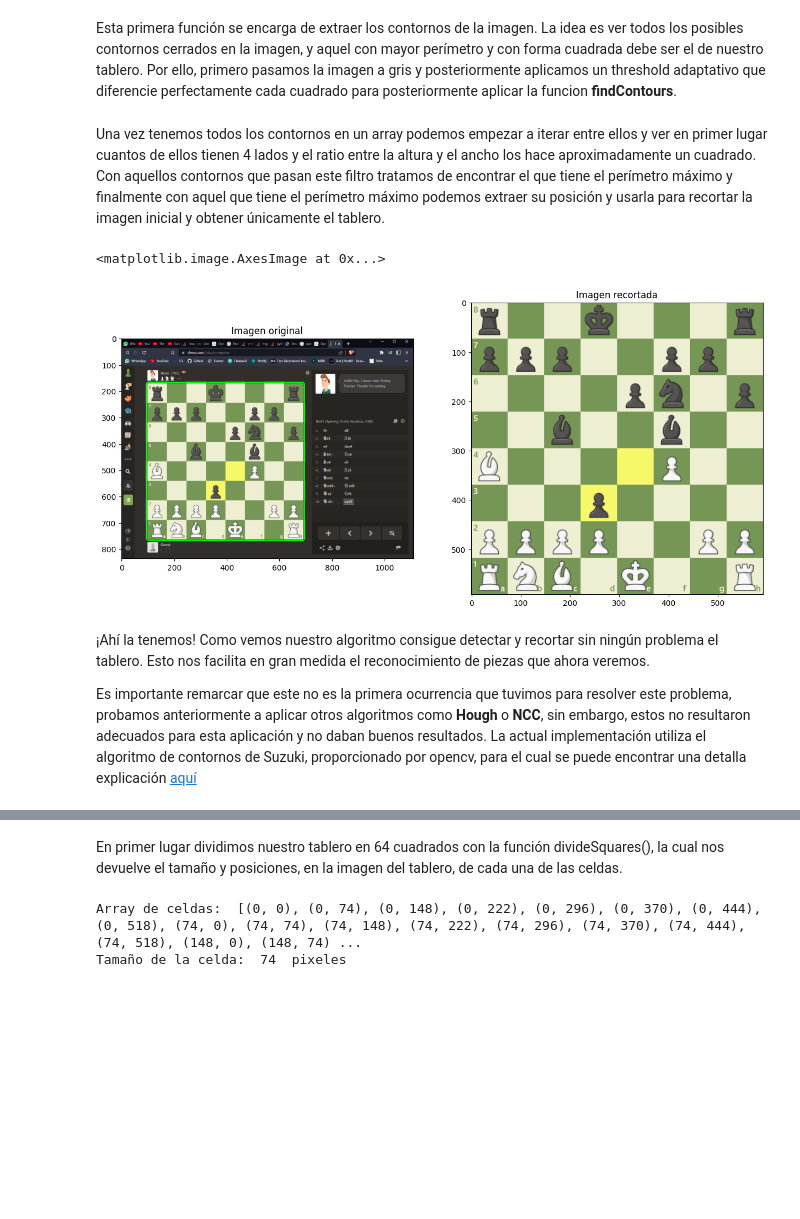
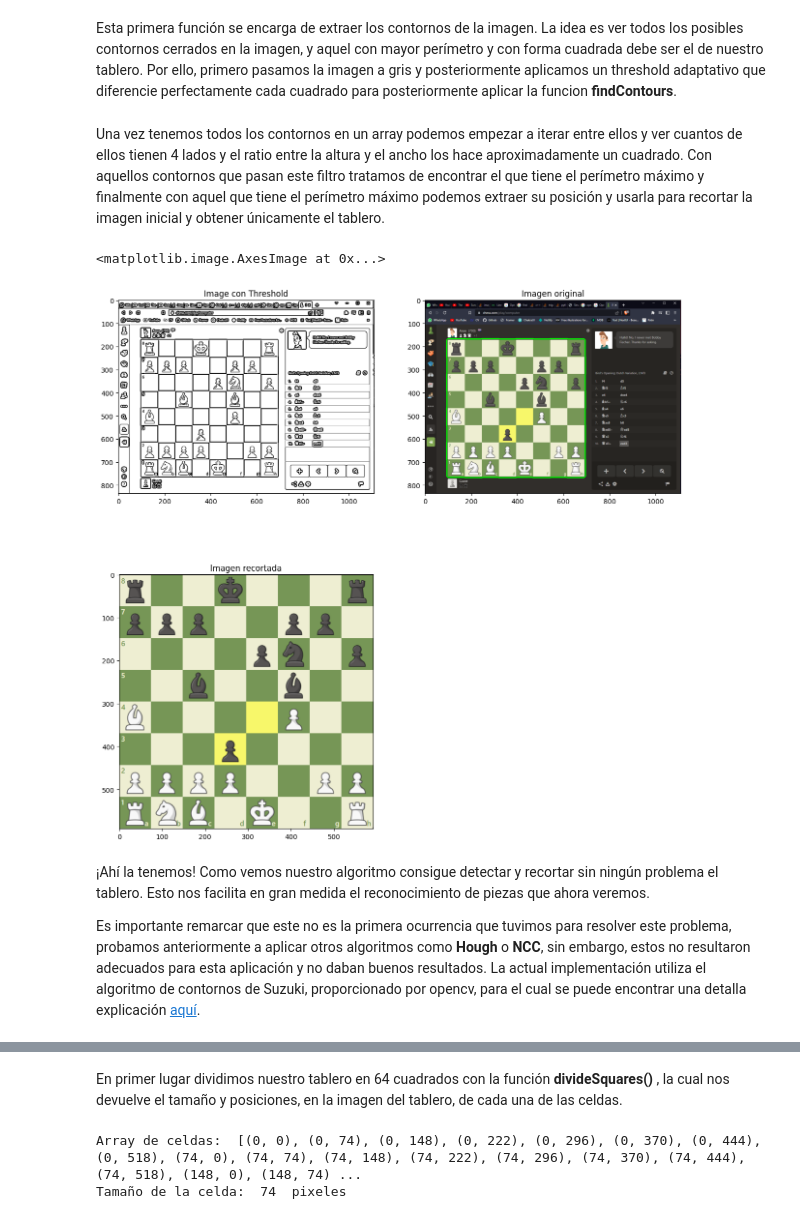
Before and after one commit to Blackwolf4183/ChessBot_ComputerVision, a Jupyter notebook: Notebooks/Demo.ipynb, the cells around one changed output, grey strips where cells are left out. Saved outputs shown, nothing was run; the diff lists cells and outputs as text; code cells hidden in the pictures; blank space fills up the shorter version.

```diff
--- a/Notebooks/Demo.ipynb
+++ b/Notebooks/Demo.ipynb
@@ -70,6 +68,12 @@ def getContours(board_image):
         gray = cv.cvtColor(board_image, cv.COLOR_BGR2GRAY)
         #Calculamos el threshold adaptativo
         th = cv.adaptiveThreshold(gray,255,cv.ADAPTIVE_THRESH_GAUSSIAN_C,cv.THRESH_BINARY,9,2)
+
+        #Printeamos la imagen
+        plt.subplot(2,2,1)
+        plt.title("Image con Threshold")
+        plt.imshow(cv.cvtColor(th, cv.COLOR_BGR2RGB))
+
         #Encontramos los contornos de la imagen
         contours, _ = cv.findContours(th, cv.RETR_TREE,cv.CHAIN_APPROX_SIMPLE)
         return contours
@@ -104,26 +108,26 @@ def findBoard(board_image,contours):
 
         return cropped_chessboard
 # %% [markdown]
-<p> Una vez tenemos todos los contornos en un array podemos empezar a iterar entre ellos y ver en primer lugar cuantos de ellos tienen 4 lados y el ratio entre la altura y el ancho los hace aproximadamente un cuadrado. Con aquellos contornos que pasan este filtro tratamos de encontrar el que tiene el perímetro máximo y finalmente con aquel que tiene el perímetro máximo podemos extraer su posición y usarla para recortar la imagen inicial y obtener únicamente el tablero.</p>
+<p> Una vez tenemos todos los contornos en un array podemos empezar a iterar entre ellos y ver cuantos de ellos tienen 4 lados y el ratio entre la altura y el ancho los hace aproximadamente un cuadrado. Con aquellos contornos que pasan este filtro tratamos de encontrar el que tiene el perímetro máximo y finalmente con aquel que tiene el perímetro máximo podemos extraer su posición y usarla para recortar la imagen inicial y obtener únicamente el tablero.</p>
 # %%
 image_raw = cv.imread('images/CapturaRaw.png',cv.IMREAD_UNCHANGED)
 
 contours = getContours(image_raw)
 cropped_board = findBoard(image_raw,contours)
 
-plt.subplot(1,2,1)
+plt.subplot(2,2,2)
 plt.title("Imagen original")
 plt.imshow(cv.cvtColor(image_raw, cv.COLOR_BGR2RGB))
 
-plt.subplot(1,2,2)
+plt.subplot(2,2,3)
 plt.title("Imagen recortada")
 plt.imshow(cv.cvtColor(cropped_board, cv.COLOR_BGR2RGB))
 # %% [output]
 <matplotlib.image.AxesImage at 0x...>
-[figure, old version]
+[figure, new version]
 # %% [markdown]
 <p> ¡Ahí la tenemos! Como vemos nuestro algoritmo consigue detectar y recortar sin ningún problema el tablero. Esto nos facilita en gran medida el reconocimiento de piezas que ahora veremos. </p>
-<p> Es importante remarcar que este no es la primera ocurrencia que tuvimos para resolver este problema, probamos anteriormente a aplicar otros algoritmos como <b>Hough</b> o <b>NCC</b>, sin embargo, estos no resultaron adecuados para esta aplicación y no daban buenos resultados. La actual implementación utiliza el algoritmo de contornos de Suzuki, proporcionado por opencv, para el cual se puede encontrar una detalla explicación <a href="https://pyimagesearch.com/2014/11/03/display-matplotlib-rgb-image/">aquí</a> </p>
+<p> Es importante remarcar que este no es la primera ocurrencia que tuvimos para resolver este problema, probamos anteriormente a aplicar otros algoritmos como <b>Hough</b> o <b>NCC</b>, sin embargo, estos no resultaron adecuados para esta aplicación y no daban buenos resultados. La actual implementación utiliza el algoritmo de contornos de Suzuki, proporcionado por opencv, para el cual se puede encontrar una detalla explicación <a href="https://pyimagesearch.com/2014/11/03/display-matplotlib-rgb-image/">aquí</a>. </p>
 # %% [markdown]
 <h2> Paso 2 </h2>
 
@@ -155,7 +159,7 @@ def divideSquares(cropped_board):
 
         return squares_arr, square_size
 # %% [markdown]
-<p> En primer lugar dividimos nuestro tablero en 64 cuadrados con la función divideSquares(), la cual nos devuelve el tamaño y posiciones, en la imagen del tablero, de cada una de las celdas.</p>
+<p> En primer lugar dividimos nuestro tablero en 64 cuadrados con la función <b> divideSquares() </b>, la cual nos devuelve el tamaño y posiciones, en la imagen del tablero, de cada una de las celdas.</p>
 # %%
 squares_arr, square_size = divideSquares(cropped_board)
 print("Array de celdas: ", squares_arr)
```
Also changed, not shown: parts of 6 cells of this notebook.
